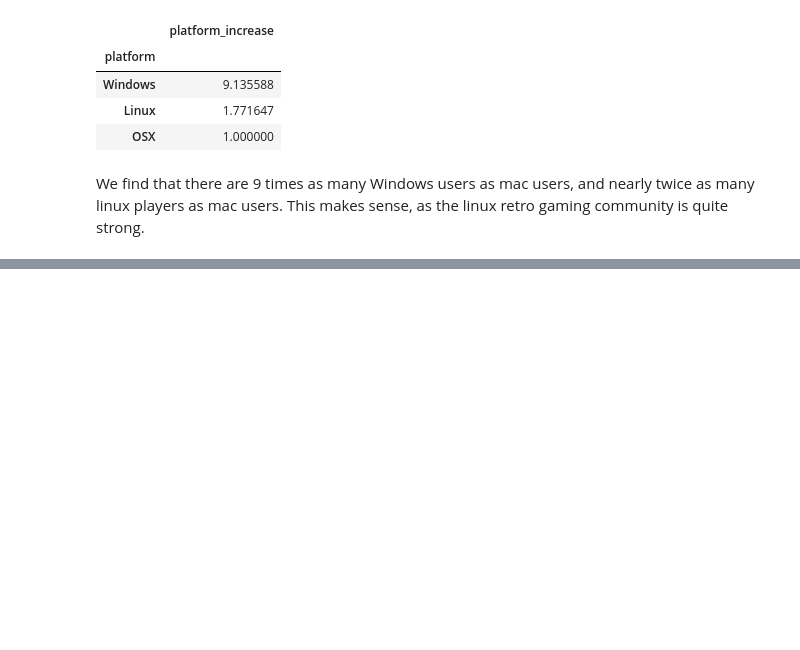
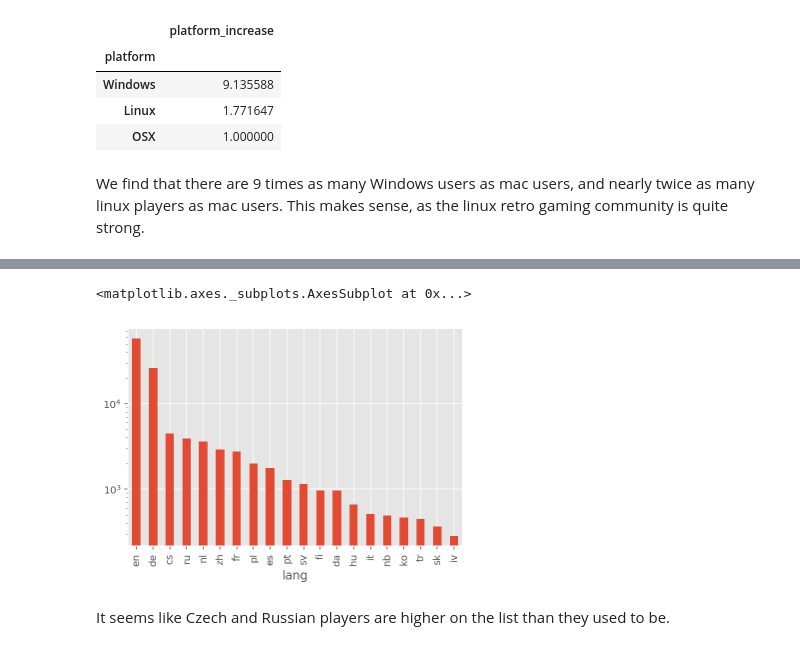
Before and after one commit to mindriot101/openra-analysis, a Jupyter notebook: exploration.ipynb, the cells around one changed output, grey strips where cells are left out. Cells and saved outputs as stored; diff of their text form; code cells hidden in the pictures; blank space fills up the shorter version.

```diff
--- a/exploration.ipynb
+++ b/exploration.ipynb
@@ -103,0 +167,7 @@ We find that there are 9 times as many Windows users as mac users, and nearly tw
+# %%
+language_breakdown.n_lang.plot.bar(logy=True)
+# %% [output]
+<matplotlib.axes._subplots.AxesSubplot at 0x...>
+[figure, added]
+# %% [markdown]
+It seems like Czech and Russian players are higher on the list than they used to be.
```
Also changed, not shown: parts of 10 cells of this notebook, 1 other file.
